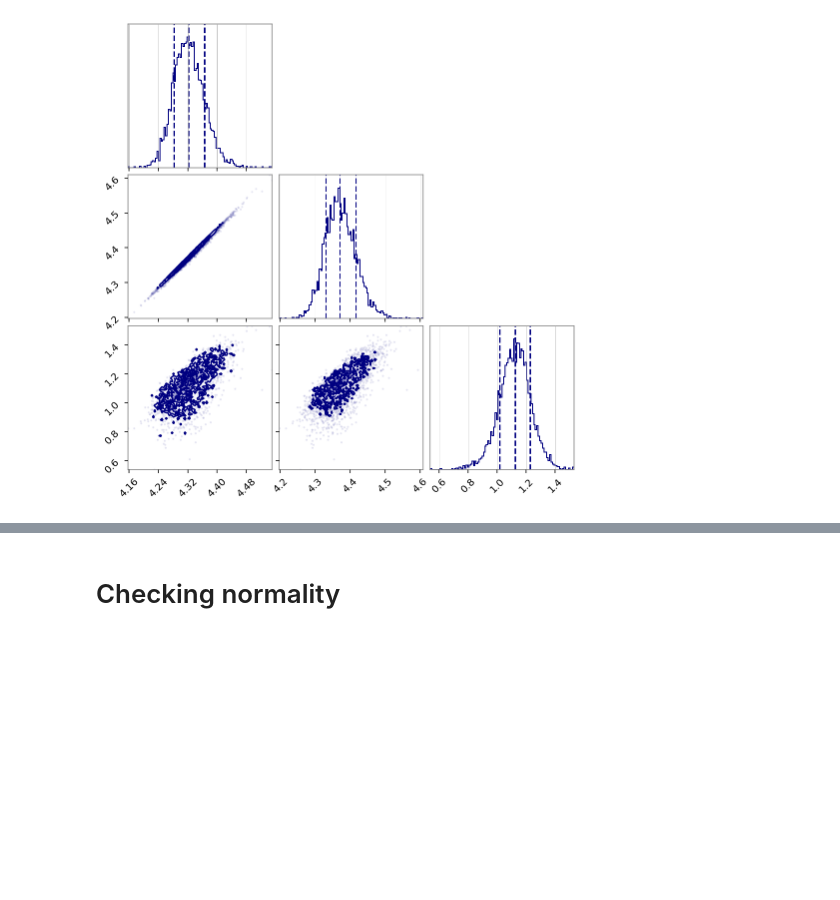
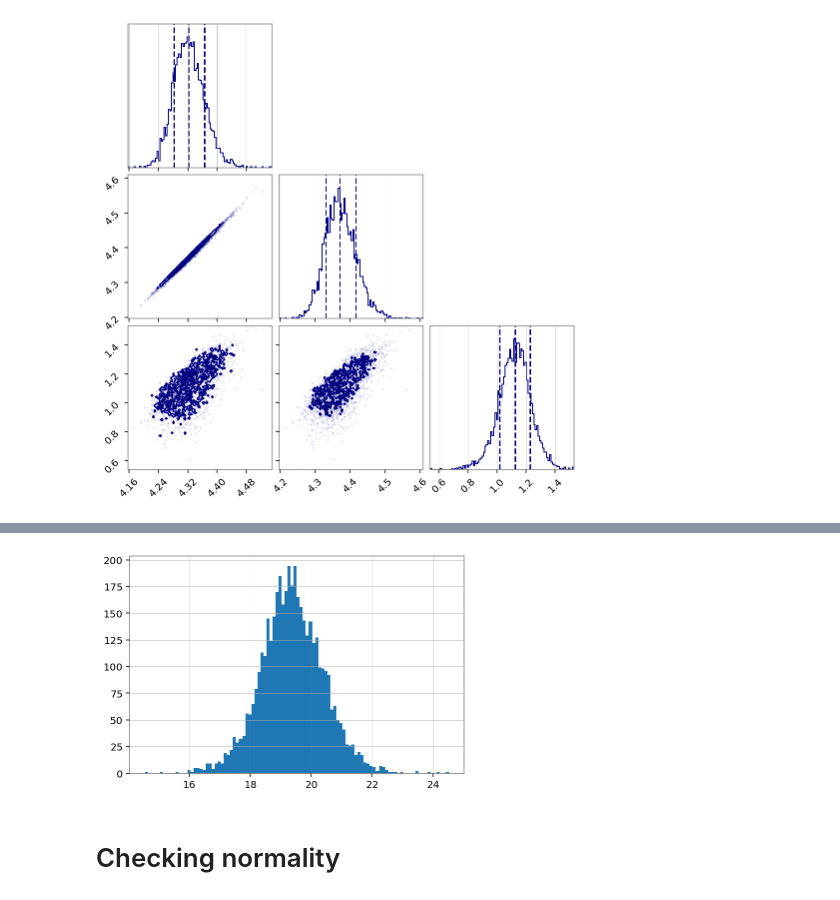
Before and after one commit to shubhagrawal30/gwaves_CPCA, a Jupyter notebook: gw_linear.ipynb, the cells around one changed output, grey strips where cells are left out. Drawn from its saved outputs; the diff is of its cells as text; code cells hidden in the pictures; blank space fills up the shorter version.

```diff
--- a/gw_linear.ipynb
+++ b/gw_linear.ipynb
@@ -144,3 +154,7 @@ fig = corner.corner(np.vstack((np.log(posterior_samples["final_mass"]), np.log(p
+# %%
+fig = plt.hist((posterior_samples["mass_1"]*posterior_samples["mass_2"])/(posterior_samples["total_mass"]), bins=100)
+# %% [output]
+[figure, added]
 # %% [markdown]
 # Checking normality
 # %%
```
Also changed, not shown: parts of 3 cells of this notebook, 13 other files.
